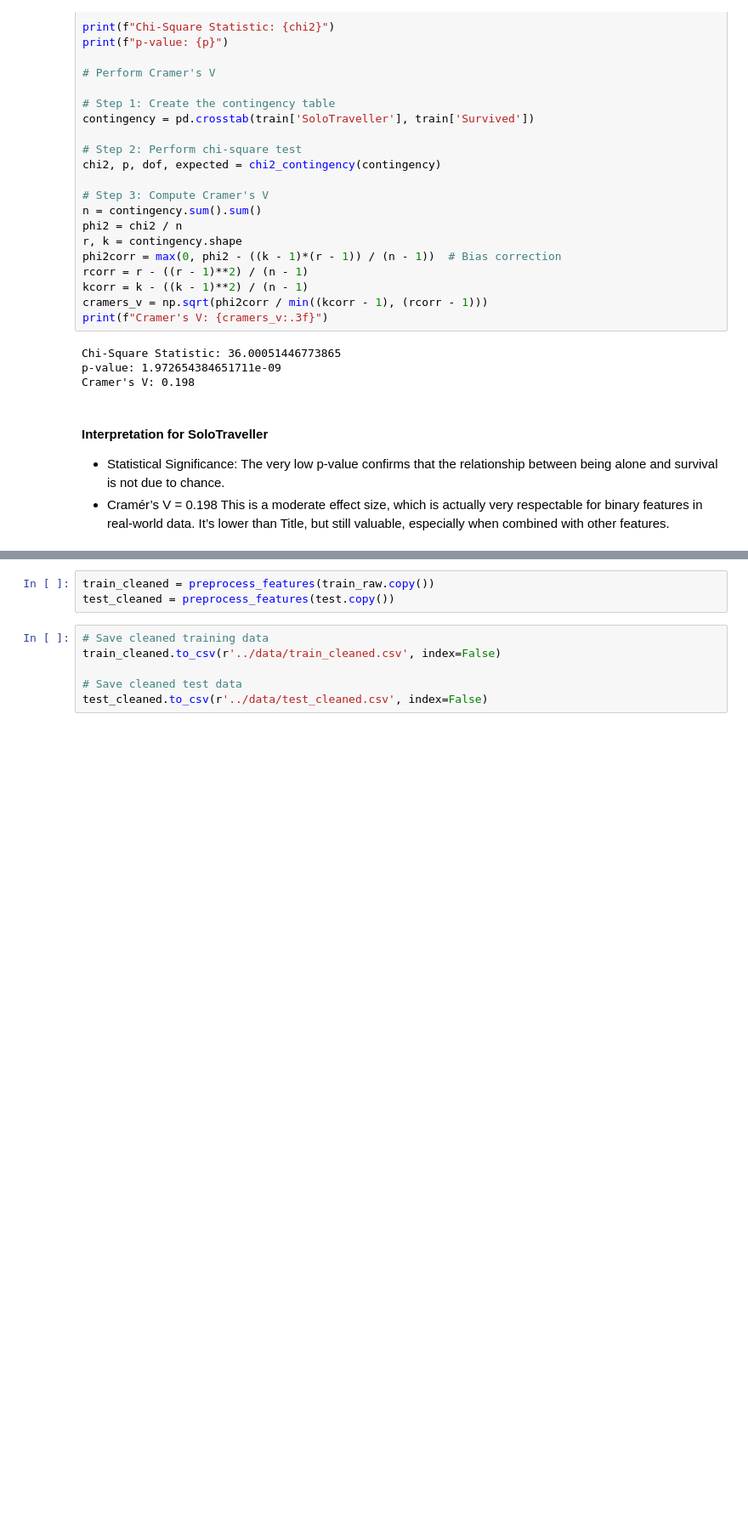
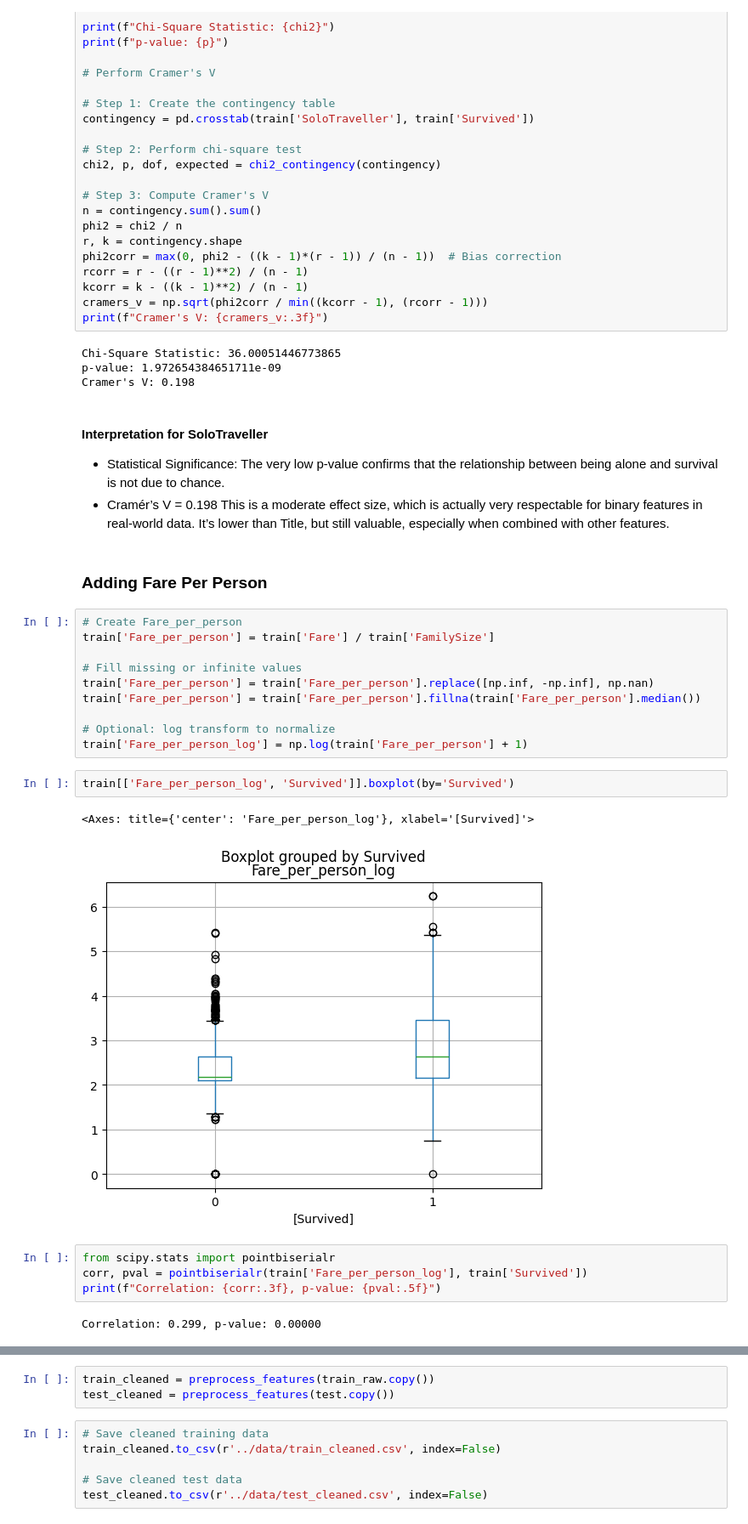
Before and after one commit to evan-gloria/titanic-survival-prediction, a Jupyter notebook: notebooks/Titanic_EDA.ipynb, the cells around one changed output, grey strips where cells are left out. Shown at 85% size. Cells and saved outputs as stored; diff of their text form; blank space fills up the shorter version.

Commit message:
Phase 4 - Added Fare Per Person
Phase 4 - Added Fare Per Person

```diff
--- a/notebooks/Titanic_EDA.ipynb
+++ b/notebooks/Titanic_EDA.ipynb
@@ -1067,3 +1067,26 @@ Cramer's V: 0.198
 The very low p-value confirms that the relationship between being alone and survival is not due to chance.
 - Cramér’s V = 0.198
 This is a moderate effect size, which is actually very respectable for binary features in real-world data. It’s lower than Title, but still valuable, especially when combined with other features.
+# %% [markdown]
+### Adding Fare Per Person
+# %%
+# Create Fare_per_person
+train['Fare_per_person'] = train['Fare'] / train['FamilySize']
+
+# Fill missing or infinite values
+train['Fare_per_person'] = train['Fare_per_person'].replace([np.inf, -np.inf], np.nan)
+train['Fare_per_person'] = train['Fare_per_person'].fillna(train['Fare_per_person'].median())
+
+# Optional: log transform to normalize
+train['Fare_per_person_log'] = np.log(train['Fare_per_person'] + 1)
+# %%
+train[['Fare_per_person_log', 'Survived']].boxplot(by='Survived')
+# %% [output]
+<Axes: title={'center': 'Fare_per_person_log'}, xlabel='[Survived]'>
+[figure, added]
+# %%
+from scipy.stats import pointbiserialr
+corr, pval = pointbiserialr(train['Fare_per_person_log'], train['Survived'])
+print(f"Correlation: {corr:.3f}, p-value: {pval:.5f}")
+# %% [output]
+Correlation: 0.299, p-value: 0.00000
```
Also changed, not shown: parts of 2 cells of this notebook, 8 other files.
